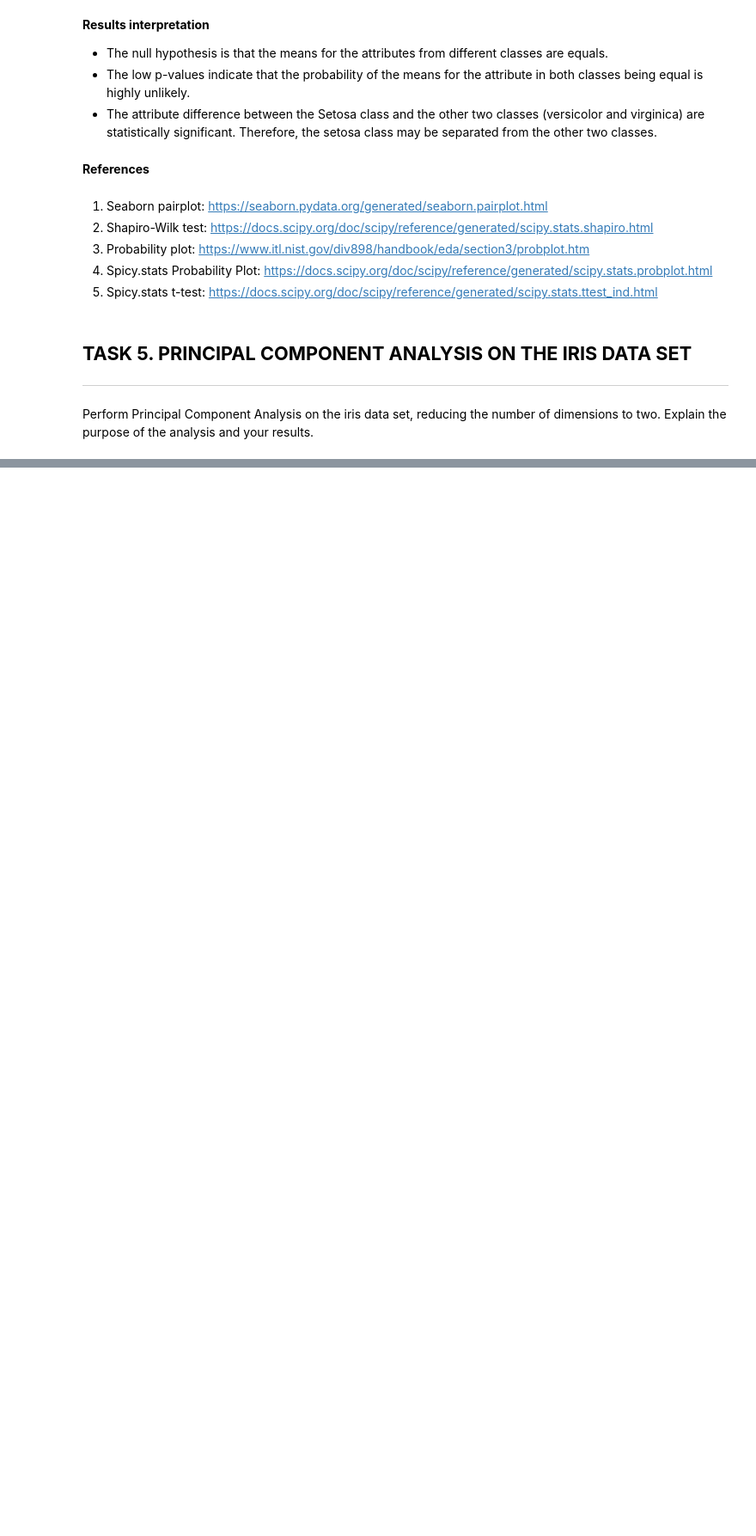
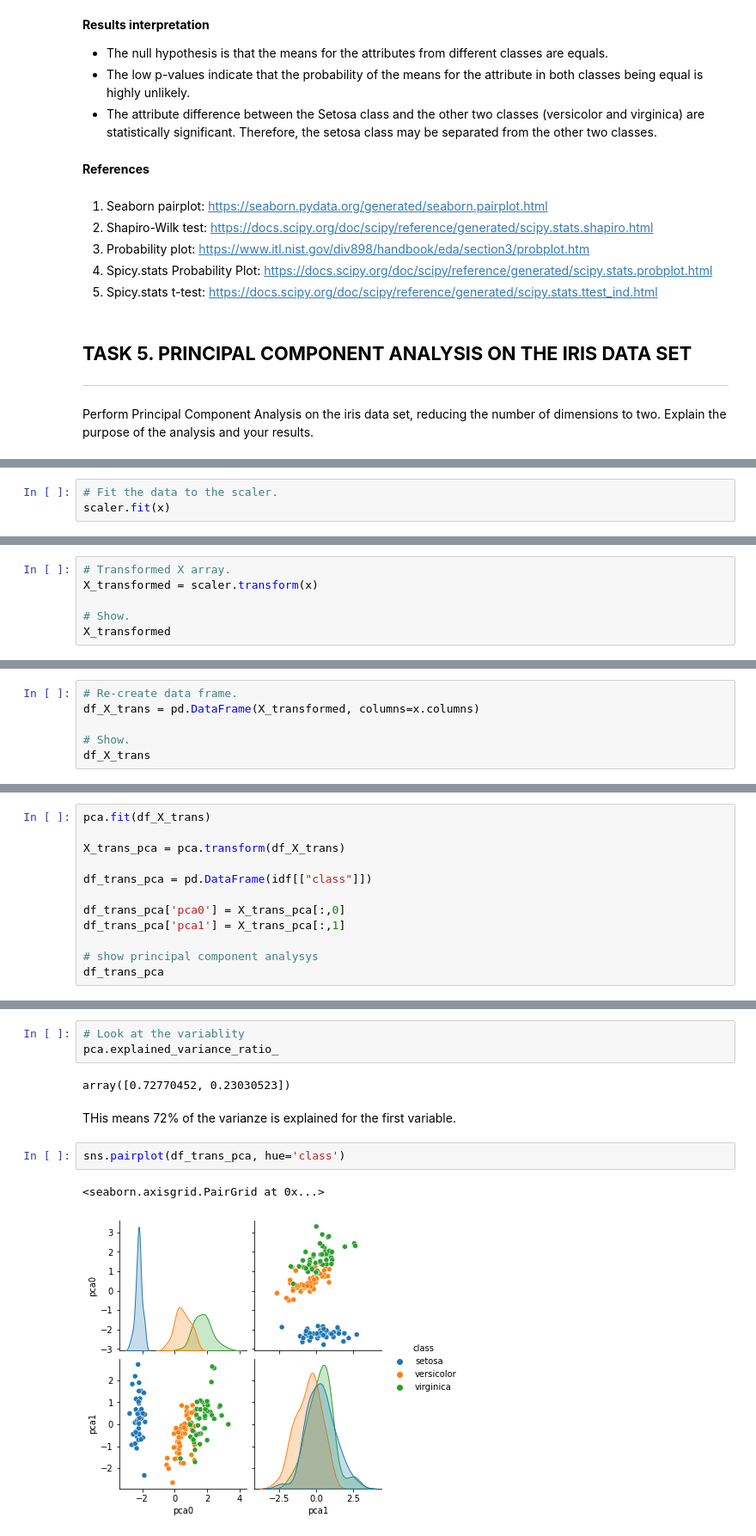
Before and after one commit to RobVergano/Machine-Learning, a Jupyter notebook: tasks.ipynb, the cells around one changed output, grey strips where cells are left out. Shown at 86% size. Cells and saved outputs as stored; diff of their text form; blank space fills up the shorter version.

```diff
--- a/tasks.ipynb
+++ b/tasks.ipynb
@@ -833,0 +973,3 @@ Perform Principal Component Analysis on the iris data set, reducing the number o
+# %%
+# Fit the data to the scaler.
+scaler.fit(x)
@@ -833,0 +996,6 @@ Perform Principal Component Analysis on the iris data set, reducing the number o
+# %%
+# Transformed X array.
+X_transformed = scaler.transform(x)
+
+# Show.
+X_transformed
@@ -833,0 +1020,6 @@ Perform Principal Component Analysis on the iris data set, reducing the number o
+# %%
+# Re-create data frame.
+df_X_trans = pd.DataFrame(X_transformed, columns=x.columns)
+
+# Show.
+df_X_trans
@@ -833,0 +1040,12 @@ Perform Principal Component Analysis on the iris data set, reducing the number o
+# %%
+pca.fit(df_X_trans)
+
+X_trans_pca = pca.transform(df_X_trans)
+
+df_trans_pca = pd.DataFrame(idf[["class"]])
+
+df_trans_pca['pca0'] = X_trans_pca[:,0]
+df_trans_pca['pca1'] = X_trans_pca[:,1]
+
+# show principal component analysys
+df_trans_pca
@@ -833,0 +1066,12 @@ Perform Principal Component Analysis on the iris data set, reducing the number o
+# %%
+# Look at the variablity
+pca.explained_variance_ratio_
+# %% [output]
+array([0.72770452, 0.23030523])
+# %% [markdown]
+THis means 72% of the varianze is explained for the first variable.
+# %%
+sns.pairplot(df_trans_pca, hue='class')
+# %% [output]
+<seaborn.axisgrid.PairGrid at 0x...>
+[figure, added]
```
Also changed, not shown: parts of 31 cells of this notebook.
